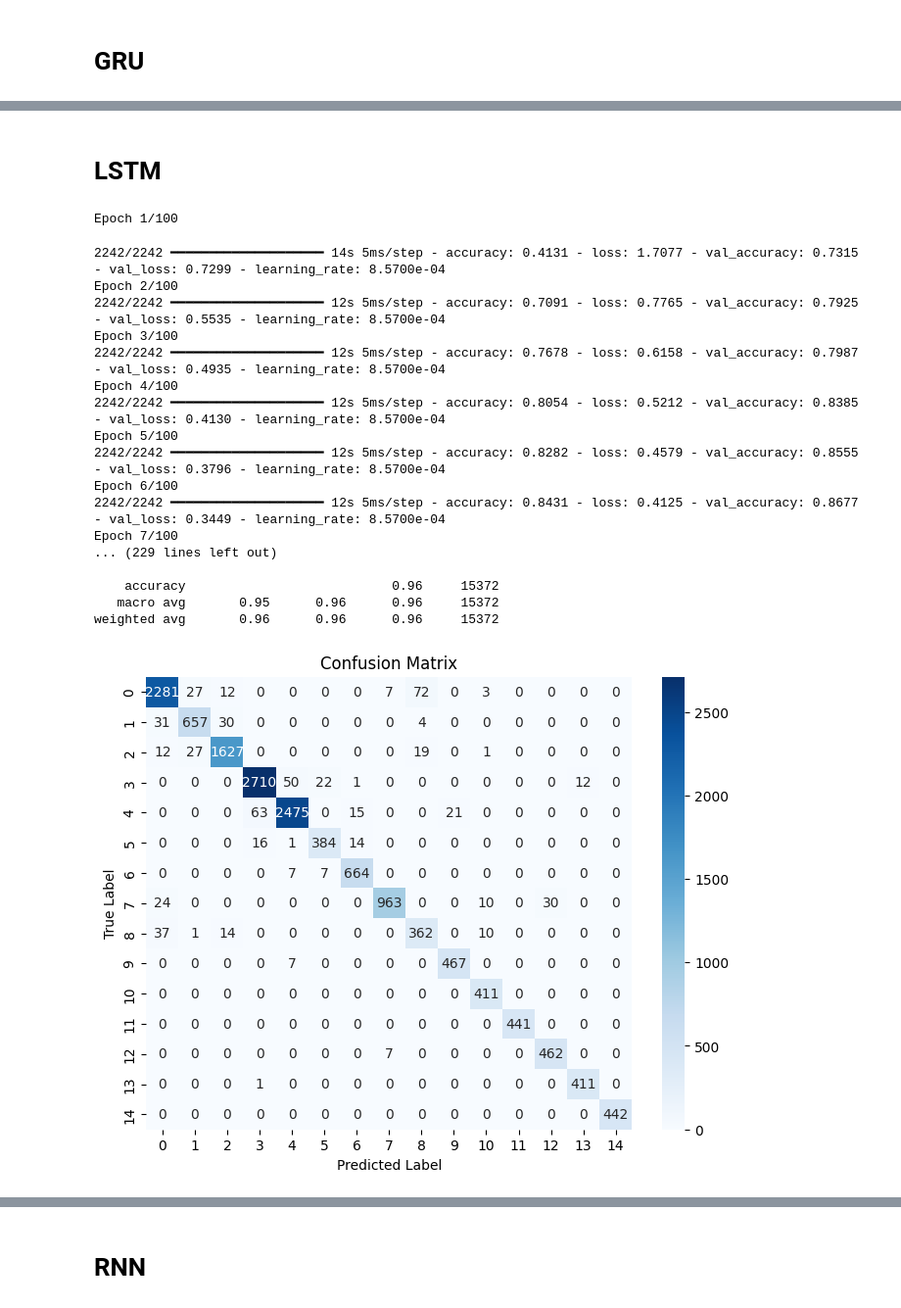
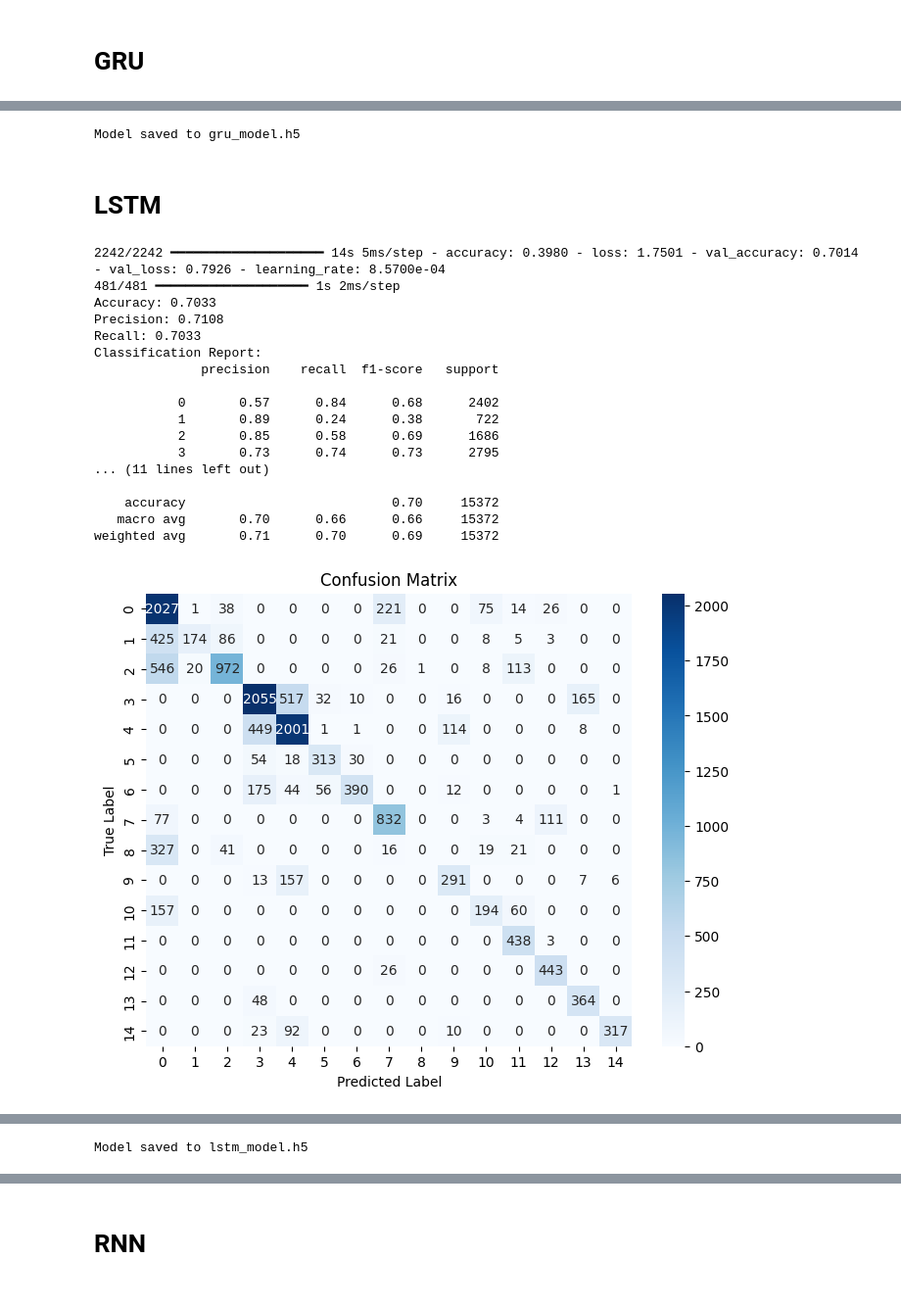
Before and after one commit to kaushikar11/RAI-HER, a Jupyter notebook: MODELS-EVALUATION.ipynb, the cells around one changed output, grey strips where cells are left out. Shown at 98% size. Cells and saved outputs as stored; diff of their text form; code cells hidden in the pictures.

```diff
--- a/MODELS-EVALUATION.ipynb
+++ b/MODELS-EVALUATION.ipynb
@@ -676,6 +676,11 @@ new_row = pd.DataFrame([{
 }])
 
 final_metrics_df = pd.concat([final_metrics_df, new_row], ignore_index=True)
+model_filename = 'gru_model.h5'
+gru_model.save(model_filename)
+print(f"Model saved to {model_filename}")
+# %% [output]
+Model saved to gru_model.h5
 # %% [markdown]
 # LSTM
 # %%
@@ -716,7 +721,7 @@ num_classes = len(np.unique(y))
 lstm_model = build_lstm_model(input_shape, num_classes)
 history = lstm_model.fit(
     X_train, y_train,
-    epochs=100, batch_size=32,
+    epochs=1, batch_size=32,
     validation_data=(X_val, y_val),
     callbacks=[reduce_lr],
     verbose=1
@@ -731,67 +736,48 @@ pred_df['Emotion'] = predicted_labels
 pred_df['Emotion_Type'] = pred_df['Emotion'].apply(lambda x: 1.0 if x in positive_emotion_numbers else 0.0)
 y_pred = pred_df['Emotion'].values
 pred_df.drop(columns=['Emotion'], inplace=True)
 
 test_df = X_test.copy()
 
 # Compute evaluation metrics
 accuracy = accuracy_score(y_test, predicted_labels)
 precision = precision_score(y_test, predicted_labels, average='weighted')
 recall = recall_score(y_test, predicted_labels, average='weighted')
 
 # Print evaluation metrics
 print(f"Accuracy: {accuracy:.4f}")
 print(f"Precision: {precision:.4f}")
 print(f"Recall: {recall:.4f}")
 
 # Classification Report
 class_report = classification_report(y_test, predicted_labels)
 print("Classification Report:")
 print(class_report)
 
 # Plot Confusion Matrix
 plt.figure(figsize=(8, 6))
 conf_matrix = tf.math.confusion_matrix(y_test, predicted_labels).numpy()
 sns.heatmap(conf_matrix, annot=True, fmt='d', cmap='Blues', xticklabels=np.unique(y_test), yticklabels=np.unique(y_test))
 plt.xlabel('Predicted Label')
 plt.ylabel('True Label')
 plt.title('Confusion Matrix')
 plt.show()
-
-# --- ROC CURVE FOR MULTI-CLASS TEST DATA ---
-n_classes = len(np.unique(y_test))
-y_test_bin = label_binarize(y_test, classes=np.unique(y_test))
-
-plt.figure(figsize=(8, 6))
-for i in range(n_classes):
-    fpr, tpr, _ = roc_curve(y_test_bin[:, i], predictions[:, i])
-    roc_auc = auc(fpr, tpr)
-    plt.plot(fpr, tpr, lw=2, label=f'Class {i} (AUC = {roc_auc:.2f})')
-
-plt.plot([0, 1], [0, 1], color='gray', linestyle='--')
-plt.xlabel('False Positive Rate')
-plt.ylabel('True Positive Rate')
-plt.title('Multi-Class ROC Curve for Test Data')
-plt.legend(loc='lower right')
-plt.grid(True)
-plt.show()
 # %% [output]
-Epoch 1/100
+2242/2242 ━━━━━━━━━━━━━━━━━━━━ 14s 5ms/step - accuracy: 0.3980 - loss: 1.7501 - val_accuracy: 0.7014 - val_loss: 0.7926 - learning_rate: 8.5700e-04
+481/481 ━━━━━━━━━━━━━━━━━━━━ 1s 2ms/step
+Accuracy: 0.7033
+Precision: 0.7108
+Recall: 0.7033
+Classification Report:
+              precision    recall  f1-score   support
+
+           0       0.57      0.84      0.68      2402
+           1       0.89      0.24      0.38       722
+           2       0.85      0.58      0.69      1686
+           3       0.73      0.74      0.73      2795
+... (11 lines left out)
+
+    accuracy                           0.70     15372
+   macro avg       0.70      0.66      0.66     15372
+weighted avg       0.71      0.70      0.69     15372
-2242/2242 ━━━━━━━━━━━━━━━━━━━━ 14s 5ms/step - accuracy: 0.4131 - loss: 1.7077 - val_accuracy: 0.7315 - val_loss: 0.7299 - learning_rate: 8.5700e-04
-Epoch 2/100
-2242/2242 ━━━━━━━━━━━━━━━━━━━━ 12s 5ms/step - accuracy: 0.7091 - loss: 0.7765 - val_accuracy: 0.7925 - val_loss: 0.5535 - learning_rate: 8.5700e-04
-Epoch 3/100
-2242/2242 ━━━━━━━━━━━━━━━━━━━━ 12s 5ms/step - accuracy: 0.7678 - loss: 0.6158 - val_accuracy: 0.7987 - val_loss: 0.4935 - learning_rate: 8.5700e-04
-Epoch 4/100
-2242/2242 ━━━━━━━━━━━━━━━━━━━━ 12s 5ms/step - accuracy: 0.8054 - loss: 0.5212 - val_accuracy: 0.8385 - val_loss: 0.4130 - learning_rate: 8.5700e-04
-Epoch 5/100
-2242/2242 ━━━━━━━━━━━━━━━━━━━━ 12s 5ms/step - accuracy: 0.8282 - loss: 0.4579 - val_accuracy: 0.8555 - val_loss: 0.3796 - learning_rate: 8.5700e-04
-Epoch 6/100
-2242/2242 ━━━━━━━━━━━━━━━━━━━━ 12s 5ms/step - accuracy: 0.8431 - loss: 0.4125 - val_accuracy: 0.8677 - val_loss: 0.3449 - learning_rate: 8.5700e-04
-Epoch 7/100
-... (229 lines left out)
-
-    accuracy                           0.96     15372
-   macro avg       0.95      0.96      0.96     15372
-weighted avg       0.96      0.96      0.96     15372
-[figure, old version]
+[figure, new version]
@@ -806,3 +791,8 @@ new_row = pd.DataFrame([{
 }])
 
 final_metrics_df = pd.concat([final_metrics_df, new_row], ignore_index=True)
+model_filename = 'lstm_model.h5'
+lstm_model.save(model_filename)
+print(f"Model saved to {model_filename}")
+# %% [output]
+Model saved to lstm_model.h5
```
Also changed, not shown: parts of 8 cells of this notebook.
